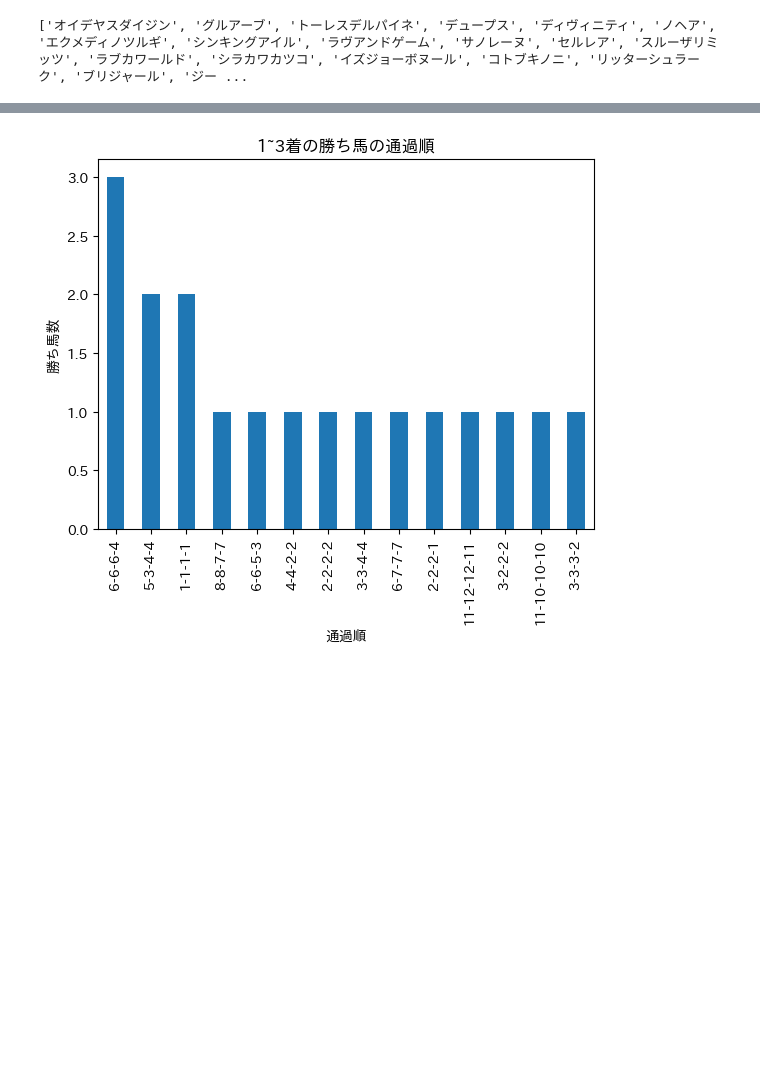
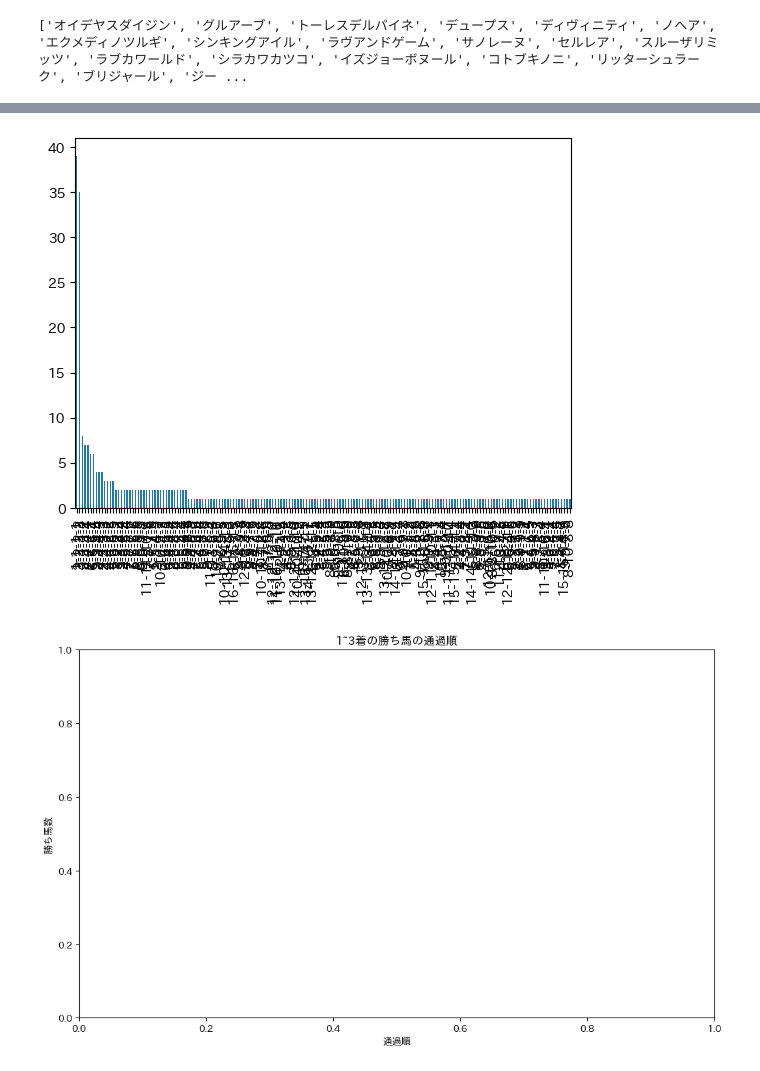
Before and after one commit to yumekasa5/Pyhton, a Jupyter notebook: jupyter/racehorse/chrono.ipynb, the cells around one changed output, grey strips where cells are left out. Saved outputs shown, nothing was run; the diff lists cells and outputs as text; code cells hidden in the pictures; blank space fills up the shorter version.

```diff
--- a/jupyter/racehorse/chrono.ipynb
+++ b/jupyter/racehorse/chrono.ipynb
@@ -427,7 +427,8 @@ horse_list = [horse for horse in df20['馬']]
 df_nakayama = pd.concat([df20, df21, df22])
 # df_nakayama.to_csv('data/nakayma_all_2020_2022.csv', index=False, encoding='SHIFT-JIS')
 # %%
-df = df_nakayama[(df_nakayama['芝・ダート'] == '芝') & (df_nakayama['距離'] == 1800) & (df_nakayama['クラス'] == '3歳以上3勝クラス')]
+# df = df_nakayama[(df_nakayama['芝・ダート'] == '芝') & (df_nakayama['距離'] == 1800) & (df_nakayama['クラス'] == '3歳以上3勝クラス')]
+df = df_nakayama[(df_nakayama['芝・ダート'] == '芝') & (df_nakayama['距離'] == 1800)]
 # %%
 df
 # %% [output]
@@ -448,18 +449,20 @@ df
 # %%
 # 1~3着の勝ち馬のデータを抽出
 top_3_finishers = df[df['着順'].isin([1, 2, 3])]
 
 # 通過順を集計
 passing_order_counts = top_3_finishers['通過順'].value_counts()
 
 # グラフに表示
 passing_order_counts.plot(kind='bar')
-plt.xlabel('通過順')
-plt.ylabel('勝ち馬数')
-plt.title('1~3着の勝ち馬の通過順')
+fig, ax =plt.subplots(figsize=(12, 7))
+ax.set_xlabel('通過順')
+ax.set_ylabel('勝ち馬数')
+ax.set_title('1~3着の勝ち馬の通過順')
 plt.show()
 # %% [output]
-[figure, old version]
+[figure, new version]
+[figure, added]
 # %%
 # 1~3着の勝ち馬のデータを抽出
 top_3_finishers = df[df['着順'].isin([1, 2, 3])]
```
Also changed, not shown: parts of 4 cells of this notebook.
